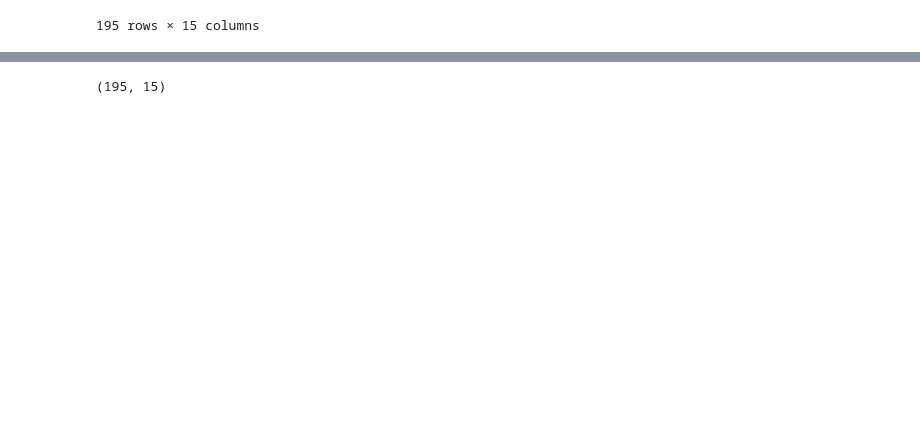
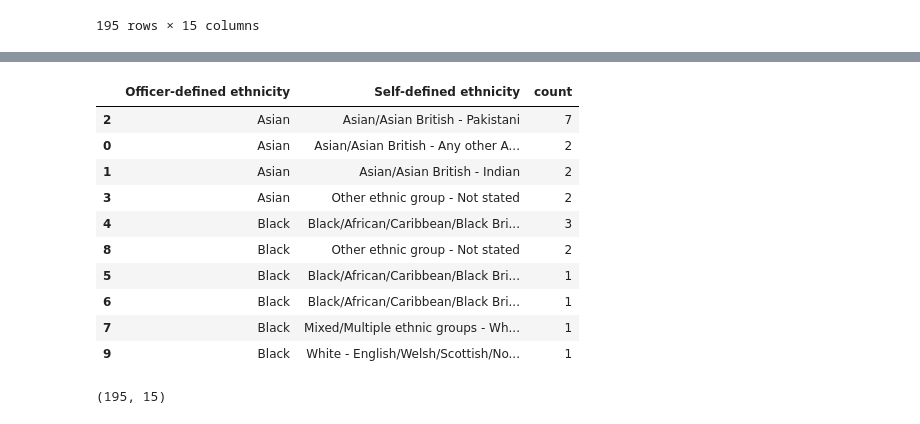
Before and after one commit to bbamknp2018/MSC_DPDM_2025, a Jupyter notebook: Data101_(dpdm24)_Chapter2.ipynb, the cells around one changed output, grey strips where cells are left out. Saved outputs shown, nothing was run; the diff lists cells and outputs as text; code cells hidden in the pictures; blank space fills up the shorter version.

```diff
--- a/Data101_(dpdm24)_Chapter2.ipynb
+++ b/Data101_(dpdm24)_Chapter2.ipynb
@@ -69,3 +156,24 @@ SS_df = pd.read_csv('/content/2025-01-suffolk-stop-and-search.csv')
+# %%
+# --- เปรียบเทียบเชื้อชาติของผู้ถูกค้น ---
+eth_comp = (
+    subset.groupby(['Officer-defined ethnicity', 'Self-defined ethnicity'])
+    .size()
+    .reset_index(name='count')
+    .sort_values(['Officer-defined ethnicity','count'], ascending=[True, False])
+)
+eth_comp
+# %% [output]
+|  | Officer-defined ethnicity | Self-defined ethnicity | count |
+| 2 | Asian | Asian/Asian British - Pakistani | 7 |
+| 0 | Asian | Asian/Asian British - Any other A... | 2 |
+| 1 | Asian | Asian/Asian British - Indian | 2 |
+| 3 | Asian | Other ethnic group - Not stated | 2 |
+| 4 | Black | Black/African/Caribbean/Black Bri... | 3 |
+| 8 | Black | Other ethnic group - Not stated | 2 |
+| 5 | Black | Black/African/Caribbean/Black Bri... | 1 |
+| 6 | Black | Black/African/Caribbean/Black Bri... | 1 |
+| 7 | Black | Mixed/Multiple ethnic groups - Wh... | 1 |
+| 9 | Black | White - English/Welsh/Scottish/No... | 1 |
 # %%
 SS_df.shape
 # %% [output]
```
Also changed, not shown: parts of 7 cells of this notebook.
